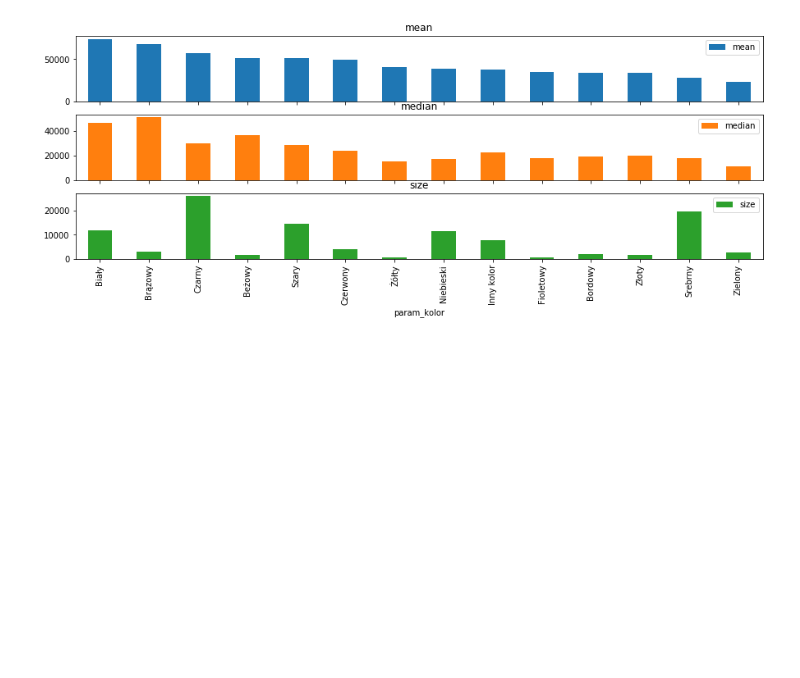
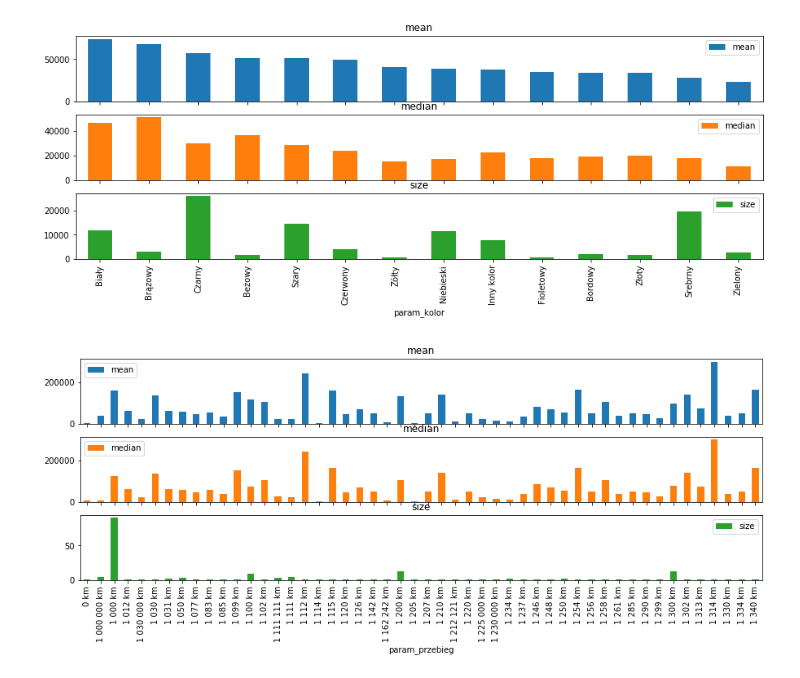
Before and after one commit to agotukie/dw_matrix_car, a Jupyter notebook: day2_visualisation.ipynb, the cells around one changed output. Drawn from its saved outputs; the diff is of its cells as text; code cells hidden in the pictures; blank space fills up the shorter version.

Commit message:
add visualisation2

```diff
--- a/day2_visualisation.ipynb
+++ b/day2_visualisation.ipynb
@@ -140,3 +140,7 @@ group_and_barplot('param_kraj-pochodzenia', feat_sort = 'size');
 group_and_barplot('param_kolor', feat_sort = 'mean');
 # %% [output]
 [figure]
+# %%
+group_and_barplot('param_przebieg');
+# %% [output]
+[figure, added]
```
Also changed, not shown: parts of 9 cells of this notebook.
